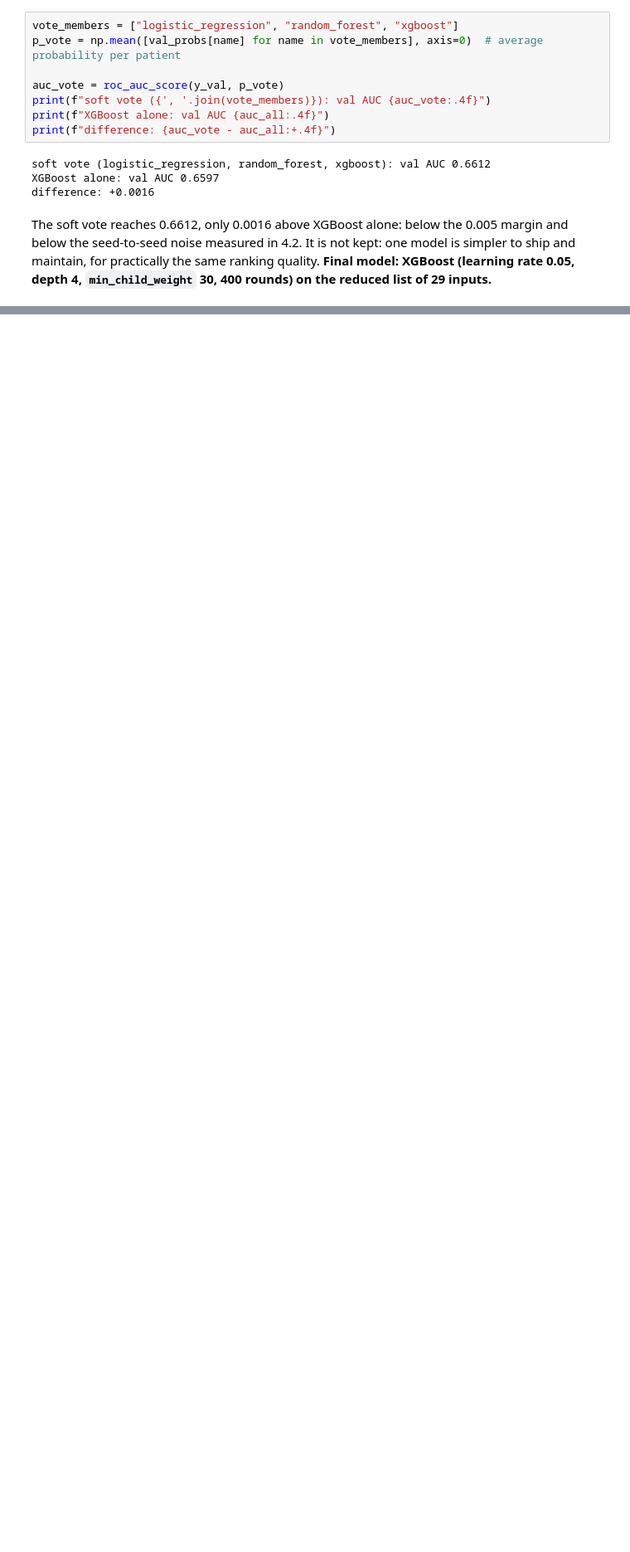
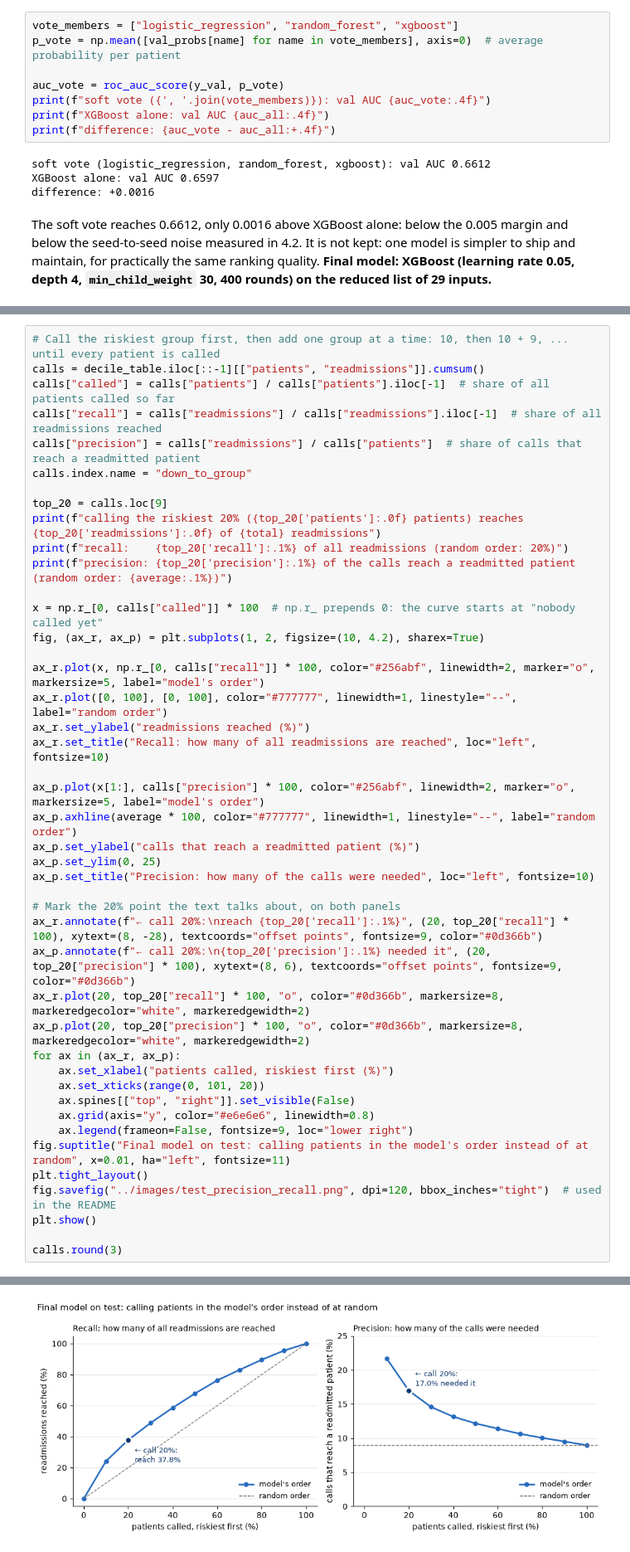
Before and after one commit to gigifumagalli/diabetes-readmission, a Jupyter notebook: notebooks/02_modelling.ipynb, the cells around one changed output, grey strips where cells are left out. Shown at 83% size. Drawn from its saved outputs; the diff is of its cells as text; blank space fills up the shorter version.

```diff
--- a/notebooks/02_modelling.ipynb
+++ b/notebooks/02_modelling.ipynb
@@ -779,0 +938,45 @@ measured in 4.2. It is not kept: one model is simpler to ship and maintain, for
+# %%
+# Call the riskiest group first, then add one group at a time: 10, then 10 + 9, ... until every patient is called
+calls = decile_table.iloc[::-1][["patients", "readmissions"]].cumsum()
+calls["called"] = calls["patients"] / calls["patients"].iloc[-1]  # share of all patients called so far
+calls["recall"] = calls["readmissions"] / calls["readmissions"].iloc[-1]  # share of all readmissions reached
+calls["precision"] = calls["readmissions"] / calls["patients"]  # share of calls that reach a readmitted patient
+calls.index.name = "down_to_group"
+
+top_20 = calls.loc[9]
+print(f"calling the riskiest 20% ({top_20['patients']:.0f} patients) reaches {top_20['readmissions']:.0f} of {total} readmissions")
+print(f"recall:    {top_20['recall']:.1%} of all readmissions (random order: 20%)")
+print(f"precision: {top_20['precision']:.1%} of the calls reach a readmitted patient (random order: {average:.1%})")
+
+x = np.r_[0, calls["called"]] * 100  # np.r_ prepends 0: the curve starts at "nobody called yet"
+fig, (ax_r, ax_p) = plt.subplots(1, 2, figsize=(10, 4.2), sharex=True)
+
+ax_r.plot(x, np.r_[0, calls["recall"]] * 100, color="#256abf", linewidth=2, marker="o", markersize=5, label="model's order")
+ax_r.plot([0, 100], [0, 100], color="#777777", linewidth=1, linestyle="--", label="random order")
+ax_r.set_ylabel("readmissions reached (%)")
+ax_r.set_title("Recall: how many of all readmissions are reached", loc="left", fontsize=10)
+
+ax_p.plot(x[1:], calls["precision"] * 100, color="#256abf", linewidth=2, marker="o", markersize=5, label="model's order")
+ax_p.axhline(average * 100, color="#777777", linewidth=1, linestyle="--", label="random order")
+ax_p.set_ylabel("calls that reach a readmitted patient (%)")
+ax_p.set_ylim(0, 25)
+ax_p.set_title("Precision: how many of the calls were needed", loc="left", fontsize=10)
+
+# Mark the 20% point the text talks about, on both panels
+ax_r.annotate(f"← call 20%:\nreach {top_20['recall']:.1%}", (20, top_20["recall"] * 100), xytext=(8, -28), textcoords="offset points", fontsize=9, color="#0d366b")
+ax_p.annotate(f"← call 20%:\n{top_20['precision']:.1%} needed it", (20, top_20["precision"] * 100), xytext=(8, 6), textcoords="offset points", fontsize=9, color="#0d366b")
+ax_r.plot(20, top_20["recall"] * 100, "o", color="#0d366b", markersize=8, markeredgecolor="white", markeredgewidth=2)
+ax_p.plot(20, top_20["precision"] * 100, "o", color="#0d366b", markersize=8, markeredgecolor="white", markeredgewidth=2)
+for ax in (ax_r, ax_p):
+    ax.set_xlabel("patients called, riskiest first (%)")
+    ax.set_xticks(range(0, 101, 20))
+    ax.spines[["top", "right"]].set_visible(False)
+    ax.grid(axis="y", color="#e6e6e6", linewidth=0.8)
+    ax.legend(frameon=False, fontsize=9, loc="lower right")
+fig.suptitle("Final model on test: calling patients in the model's order instead of at random", x=0.01, ha="left", fontsize=11)
+plt.tight_layout()
+fig.savefig("../images/test_precision_recall.png", dpi=120, bbox_inches="tight")  # used in the README
+plt.show()
+
+calls.round(3)
+# %% [output]
@@ -779,0 +986 @@ measured in 4.2. It is not kept: one model is simpler to ship and maintain, for
+[figure, added]
```
Also changed, not shown: parts of 13 cells of this notebook, 2 other files.
